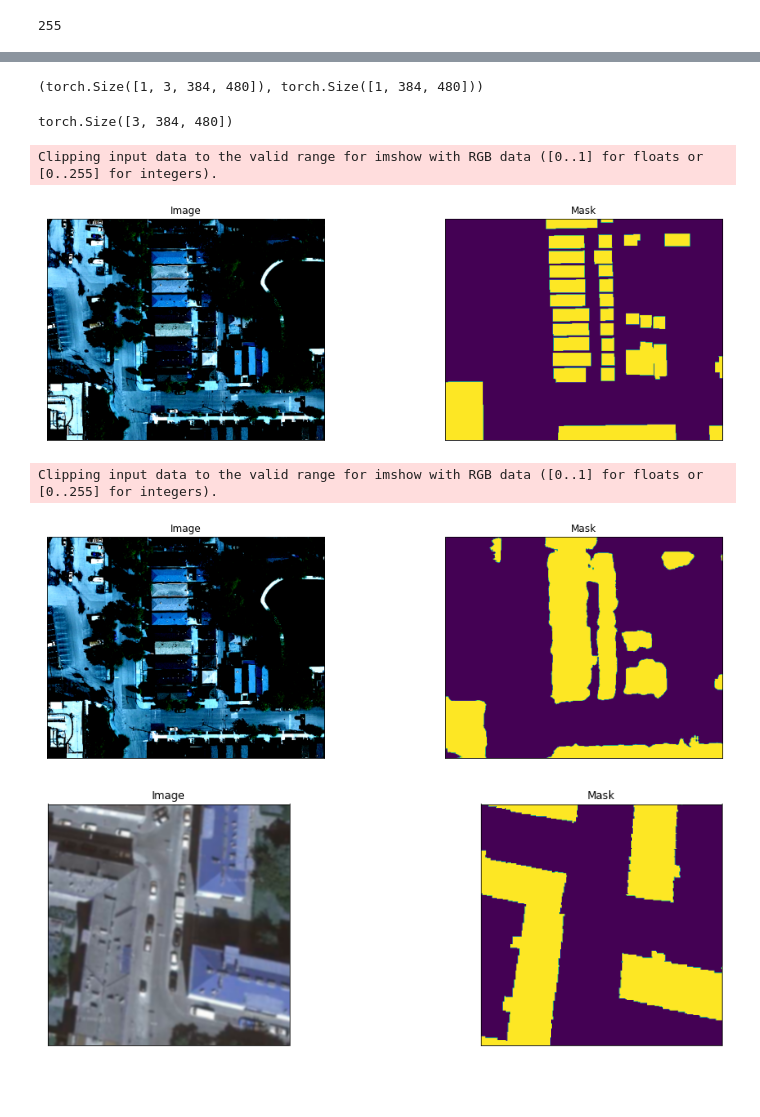
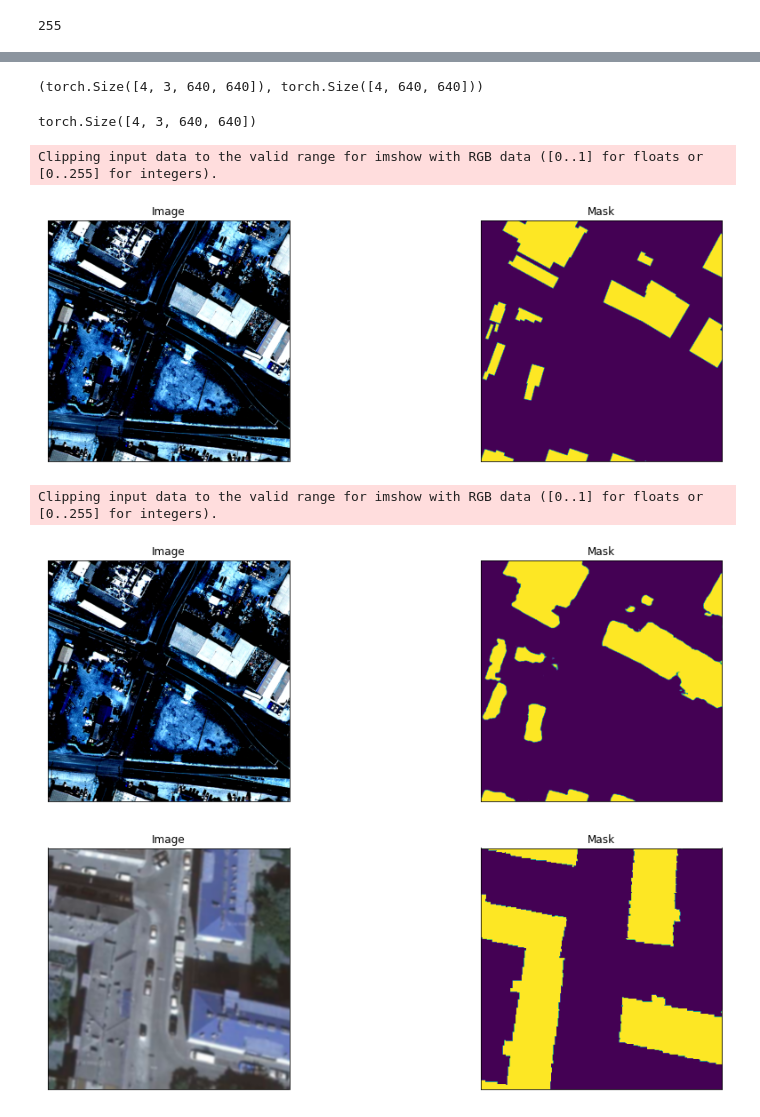
Before and after one commit to t1masavin/orthomosaic-segmentation, a Jupyter notebook: SMP_Aerial.ipynb.ipynb, the cells around one changed output, grey strips where cells are left out. Saved outputs shown, nothing was run; the diff lists cells and outputs as text; code cells hidden in the pictures; blank space fills up the shorter version.

```diff
--- a/SMP_Aerial.ipynb.ipynb
+++ b/SMP_Aerial.ipynb.ipynb
@@ -140,8 +140,8 @@ def get_training_augmentation():
 
         albu.ShiftScaleRotate(scale_limit=0.5, rotate_limit=0, shift_limit=0.1, p=1, border_mode=0),
 
-        albu.PadIfNeeded(min_height=320, min_width=320, always_apply=True, border_mode=0),
-        albu.RandomCrop(height=320, width=320, always_apply=True),
+        albu.PadIfNeeded(min_height=640, min_width=640, always_apply=True, border_mode=0),
+        albu.RandomCrop(height=640, width=640, always_apply=True),
 
         albu.GaussNoise (p=0.2),
         albu.Perspective(p=0.5),
@@ -166,7 +166,7 @@ def get_training_augmentation():
 
         albu.OneOf(
             [
-                albu.RandomContrast(p=1),
+                albu.RandomBrightnessContrast(p=1),
                 albu.HueSaturationValue(p=1),
             ],
             p=0.9,
@@ -178,8 +178,8 @@ def get_training_augmentation():
 def get_validation_augmentation():
     """Add paddings to make image shape divisible by 32"""
     test_transform = [
-        albu.PadIfNeeded(384, 480),
-        albu.RandomCrop(height=384, width=480, always_apply=True),
+        albu.PadIfNeeded(640, 640),
+        albu.RandomCrop(height=640, width=640, always_apply=True),
     ]
     return albu.Compose(test_transform)
 
@@ -234,14 +234,13 @@ import torch
 import numpy as np
 import segmentation_models_pytorch as smp
 # %%
-ENCODER = 'resnet50'
+ENCODER = 'timm-efficientnet-b5'
 ENCODER_WEIGHTS = 'imagenet'
 CLASSES = ['building']
 ACTIVATION = 'sigmoid' # could be None for logits or 'softmax2d' for multicalss segmentation
 DEVICE = 'cuda'
 
-# create segmentation model with pretrained encoder
-model = smp.Unet(
+model = smp.DeepLabV3Plus(
     encoder_name=ENCODER,
     encoder_weights=ENCODER_WEIGHTS,
     classes=len(CLASSES),
@@ -264,5 +263,5 @@ valid_dataset = Dataset(
     classes=CLASSES,
 )
 
-train_loader = DataLoader(train_dataset, batch_size=4, shuffle=True, num_workers=12)
-valid_loader = DataLoader(valid_dataset, batch_size=1, shuffle=False, num_workers=4)
+train_loader = DataLoader(train_dataset, batch_size=4, shuffle=True, num_workers=8)
+valid_loader = DataLoader(valid_dataset, batch_size=4, shuffle=False, num_workers=4)
@@ -384,23 +364,23 @@ images, masks = next(iter(valid_loader))
 # %%
 images.shape, masks.shape
 # %% [output]
-(torch.Size([1, 3, 384, 480]), torch.Size([1, 384, 480]))
+(torch.Size([4, 3, 640, 640]), torch.Size([4, 640, 640]))
 # %%
 output = model(images.to('cuda'))
 # %%
 images.squeeze(0).shape
 # %% [output]
-torch.Size([3, 384, 480])
+torch.Size([4, 3, 640, 640])
 # %%
-visualize(image=images.squeeze(0).permute(1,2,0) * 255, mask=masks.squeeze(0)/255.)
+visualize(image=images[0].squeeze(0).permute(1,2,0) * 255, mask=masks[0].squeeze(0)/255.)
 # %% [output]
 Clipping input data to the valid range for imshow with RGB data ([0..1] for floats or [0..255] for integers).
-[figure, old version]
+[figure, new version]
 # %%
-visualize(image=images.squeeze(0).permute(1,2,0) * 255, mask=output.squeeze().to('cpu').detach().numpy())
+visualize(image=images[0].squeeze(0).permute(1,2,0) * 255, mask=output[0].squeeze().to('cpu').detach().numpy())
 # %% [output]
 Clipping input data to the valid range for imshow with RGB data ([0..1] for floats or [0..255] for integers).
-[figure, old version]
+[figure, new version]
 # %%
 visualize(image=image, mask=mask)
 # %% [output]
```
Also changed, not shown: parts of 11 cells of this notebook, 4 other files.
